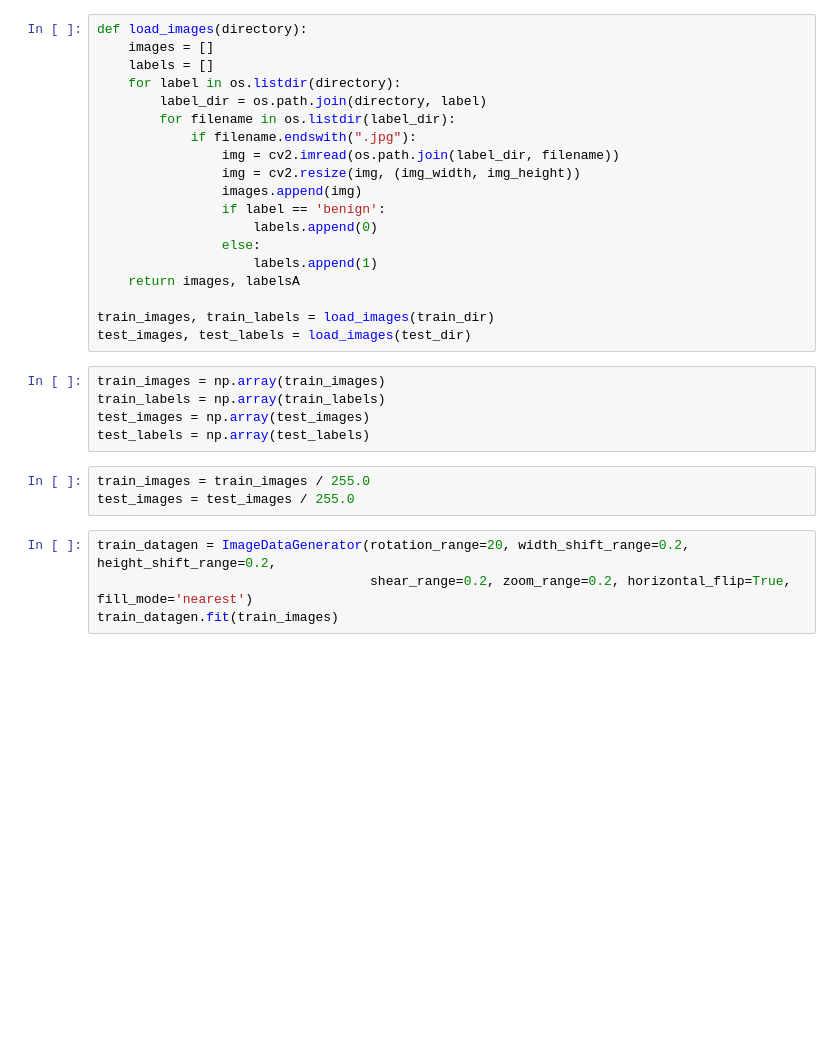
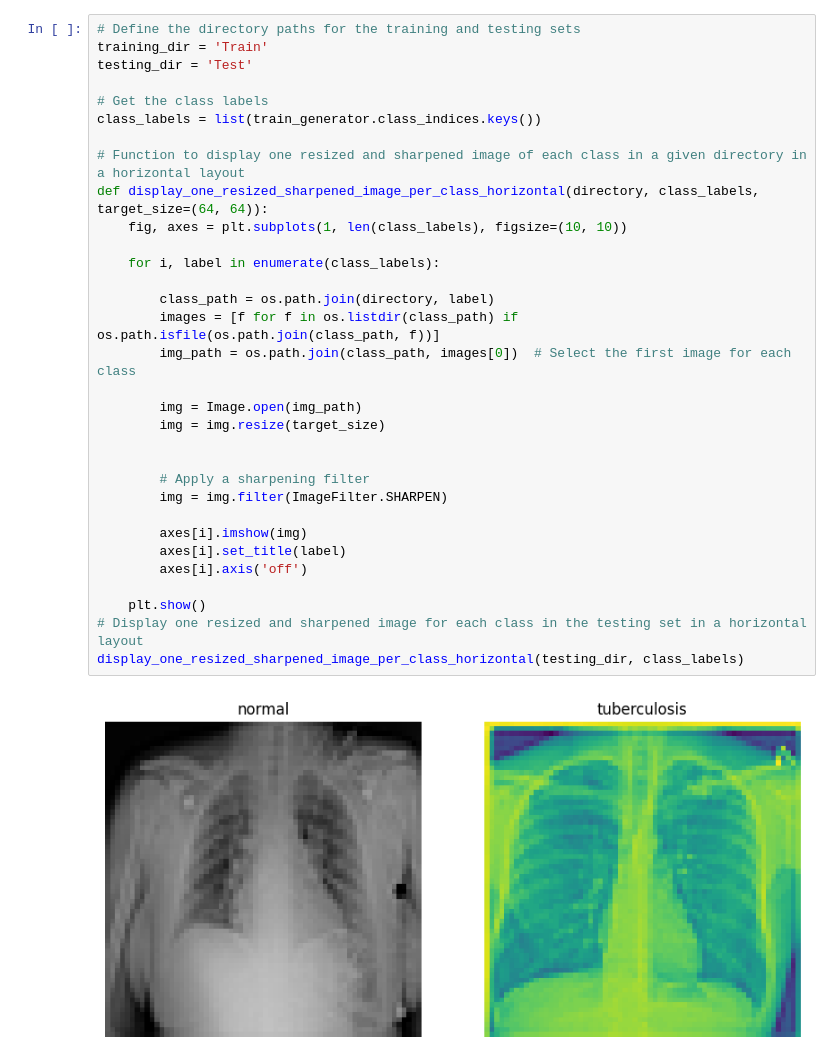
Before and after one commit to Guhan2348519/dl-lab-tasks, a Jupyter notebook: 2348519_DL_lab7.ipynb, the cells around one changed output. Cells and saved outputs as stored; diff of their text form; blank space fills up the shorter version.

```diff
--- a/2348519_DL_lab7.ipynb
+++ b/2348519_DL_lab7.ipynb
@@ -79,31 +113,34 @@ test_images, test_labels = load_images(test_dir)
-# %%
-def load_images(directory):
-    images = []
-    labels = []
-    for label in os.listdir(directory):
-        label_dir = os.path.join(directory, label)
-        for filename in os.listdir(label_dir):
-            if filename.endswith(".jpg"):
-                img = cv2.imread(os.path.join(label_dir, filename))
-                img = cv2.resize(img, (img_width, img_height))
-                images.append(img)
-                if label == 'benign':
-                    labels.append(0)
-                else:
-                    labels.append(1)
-    return images, labelsA
-
-train_images, train_labels = load_images(train_dir)
-test_images, test_labels = load_images(test_dir)
-# %%
-train_images = np.array(train_images)
-train_labels = np.array(train_labels)
-test_images = np.array(test_images)
-test_labels = np.array(test_labels)
-# %%
-train_images = train_images / 255.0
-test_images = test_images / 255.0
-# %%
-train_datagen = ImageDataGenerator(rotation_range=20, width_shift_range=0.2, height_shift_range=0.2,
-                                   shear_range=0.2, zoom_range=0.2, horizontal_flip=True, fill_mode='nearest')
-train_datagen.fit(train_images)
+# %%
+# Define the directory paths for the training and testing sets
+training_dir = 'Train'
+testing_dir = 'Test'
+
+# Get the class labels
+class_labels = list(train_generator.class_indices.keys())
+
+# Function to display one resized and sharpened image of each class in a given directory in a horizontal layout
+def display_one_resized_sharpened_image_per_class_horizontal(directory, class_labels, target_size=(64, 64)):
+    fig, axes = plt.subplots(1, len(class_labels), figsize=(10, 10))
+
+    for i, label in enumerate(class_labels):
+
+        class_path = os.path.join(directory, label)
+        images = [f for f in os.listdir(class_path) if os.path.isfile(os.path.join(class_path, f))]
+        img_path = os.path.join(class_path, images[0])  # Select the first image for each class
+
+        img = Image.open(img_path)
+        img = img.resize(target_size)
+
+
+        # Apply a sharpening filter
+        img = img.filter(ImageFilter.SHARPEN)
+
+        axes[i].imshow(img)
+        axes[i].set_title(label)
+        axes[i].axis('off')
+
+    plt.show()
+# Display one resized and sharpened image for each class in the testing set in a horizontal layout
+display_one_resized_sharpened_image_per_class_horizontal(testing_dir, class_labels)
+# %% [output]
+[figure, added]
```
Also changed, not shown: parts of 12 cells of this notebook.
